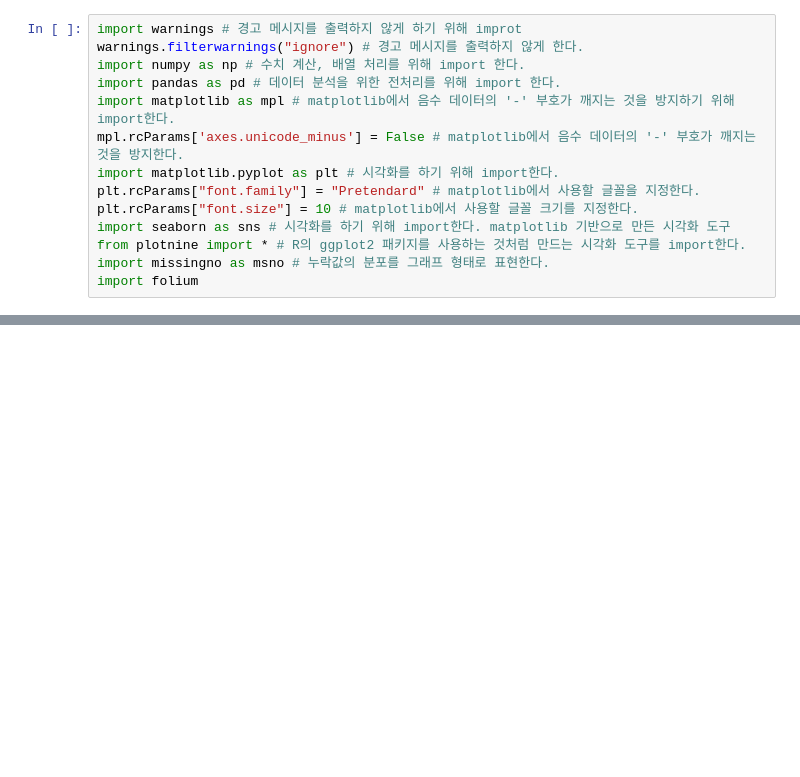
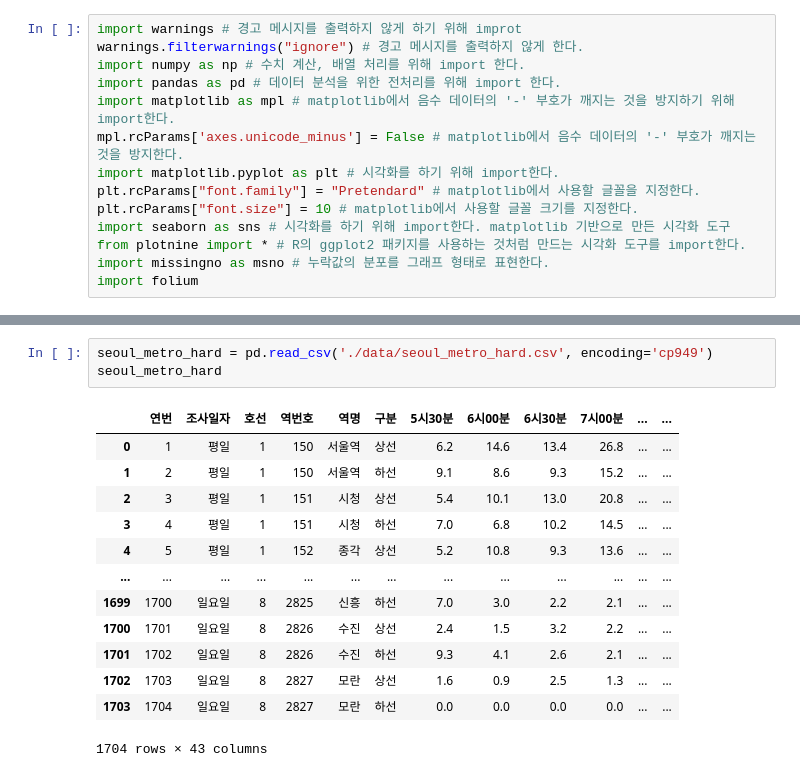
Before and after one commit to alswn8268/DataAnalysis, a Jupyter notebook: data_Analysis_Project_edu.ipynb, the cells around one changed output, grey strips where cells are left out. Saved outputs shown, nothing was run; the diff lists cells and outputs as text; blank space fills up the shorter version.

```diff
--- a/data_Analysis_Project_edu.ipynb
+++ b/data_Analysis_Project_edu.ipynb
@@ -14,0 +32,17 @@ import folium
+# %%
+seoul_metro_hard = pd.read_csv('./data/seoul_metro_hard.csv', encoding='cp949')
+seoul_metro_hard
+# %% [output]
+|  | 연번 | 조사일자 | 호선 | 역번호 | 역명 | 구분 | 5시30분 | 6시00분 | 6시30분 | 7시00분 | ... | ... |
+| 0 | 1 | 평일 | 1 | 150 | 서울역 | 상선 | 6.2 | 14.6 | 13.4 | 26.8 | ... | ... |
+| 1 | 2 | 평일 | 1 | 150 | 서울역 | 하선 | 9.1 | 8.6 | 9.3 | 15.2 | ... | ... |
+| 2 | 3 | 평일 | 1 | 151 | 시청 | 상선 | 5.4 | 10.1 | 13.0 | 20.8 | ... | ... |
+| 3 | 4 | 평일 | 1 | 151 | 시청 | 하선 | 7.0 | 6.8 | 10.2 | 14.5 | ... | ... |
+| 4 | 5 | 평일 | 1 | 152 | 종각 | 상선 | 5.2 | 10.8 | 9.3 | 13.6 | ... | ... |
+| ... | ... | ... | ... | ... | ... | ... | ... | ... | ... | ... | ... | ... |
+| 1699 | 1700 | 일요일 | 8 | 2825 | 신흥 | 하선 | 7.0 | 3.0 | 2.2 | 2.1 | ... | ... |
+| 1700 | 1701 | 일요일 | 8 | 2826 | 수진 | 상선 | 2.4 | 1.5 | 3.2 | 2.2 | ... | ... |
+| 1701 | 1702 | 일요일 | 8 | 2826 | 수진 | 하선 | 9.3 | 4.1 | 2.6 | 2.1 | ... | ... |
+| 1702 | 1703 | 일요일 | 8 | 2827 | 모란 | 상선 | 1.6 | 0.9 | 2.5 | 1.3 | ... | ... |
+| 1703 | 1704 | 일요일 | 8 | 2827 | 모란 | 하선 | 0.0 | 0.0 | 0.0 | 0.0 | ... | ... |
+1704 rows × 43 columns
```
Also changed, not shown: parts of 14 cells of this notebook, 4 other files.
